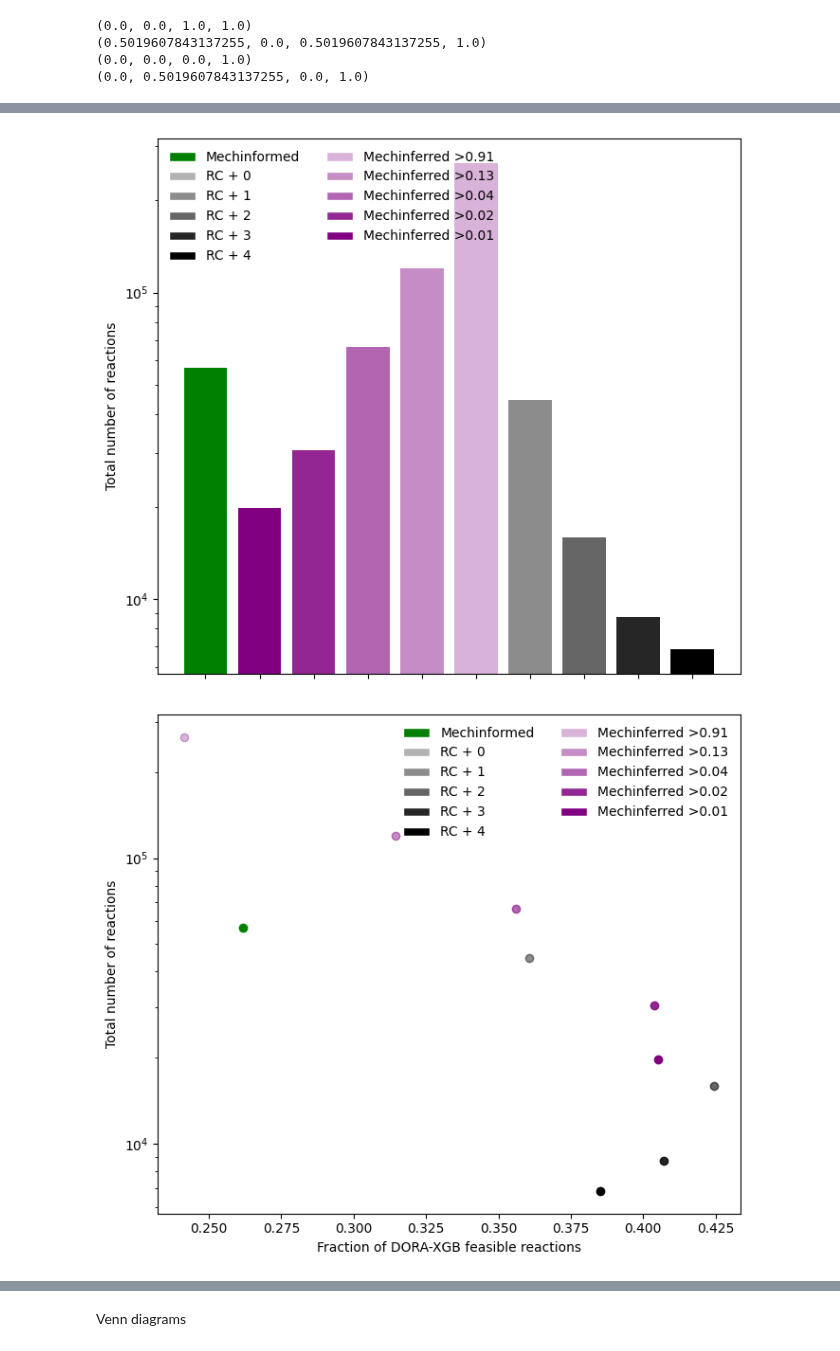
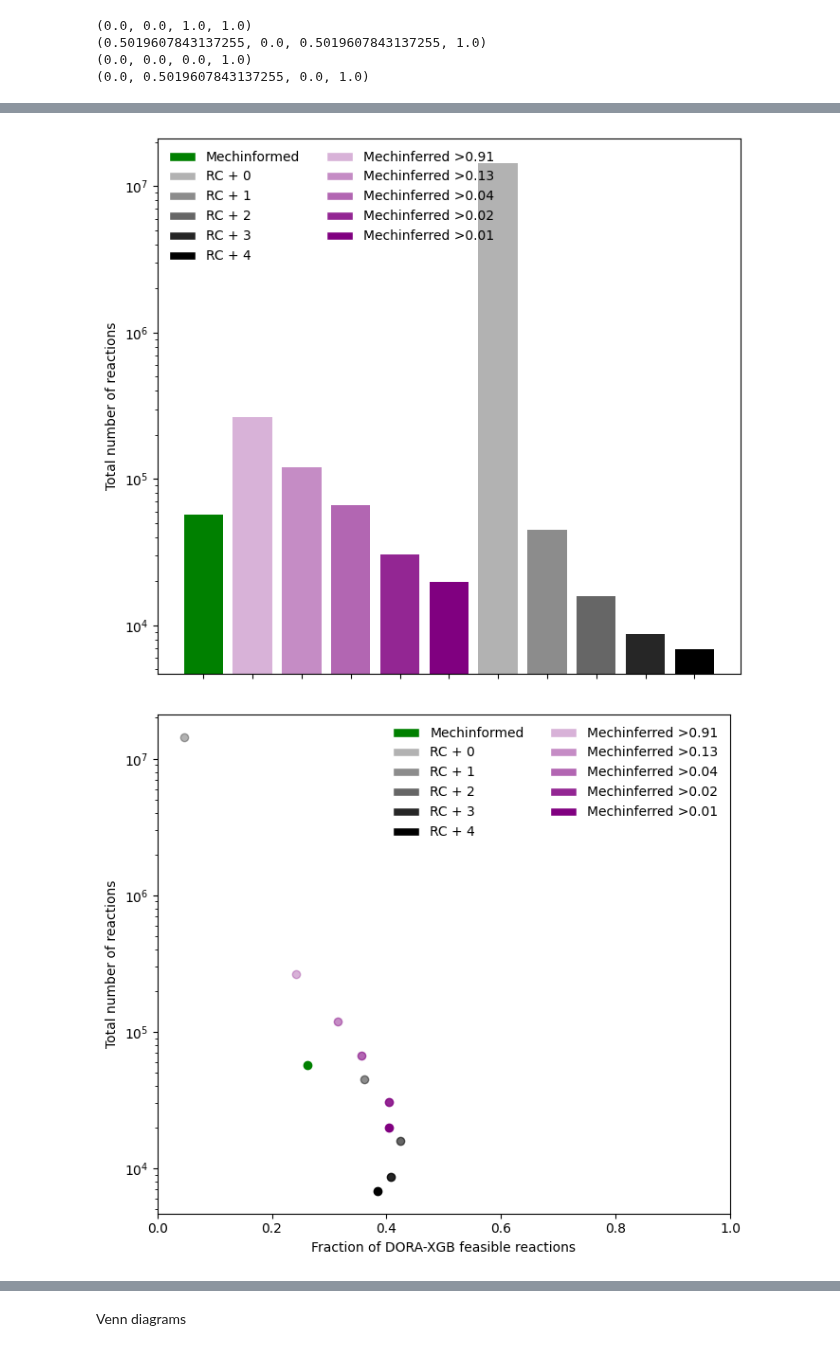
Before and after one commit to stefanpate/coarse-grain-rxns, a Jupyter notebook: notebooks/rule_generative_performance.ipynb, the cells around one changed output, grey strips where cells are left out. Cells and saved outputs as stored; diff of their text form; code cells hidden in the pictures.

Commit message:
Regenerated rule generative performance plots

```diff
--- a/notebooks/rule_generative_performance.ipynb
+++ b/notebooks/rule_generative_performance.ipynb
@@ -17,10 +17,19 @@ from minedatabase.pickaxe import Pickaxe
 with initialize(version_base=None, config_path="../configs/filepaths"):
     cfg = compose(config_name="filepaths")
 # %%
-expansion_name = "2_steps_250728_benchmark_starters_aplusb_True"
-cpd_df = pd.read_parquet(Path(cfg.processed_data) / f"{expansion_name}_compound_metrics.parquet")
+expansion_name = "2_steps_250728_benchmark_starters"
+a_plus_b = True
+dfes = []
+for p in Path(cfg.processed_data).glob(f"*{expansion_name}*aplusb_{a_plus_b}*compound_metrics.parquet"):
+    df = pd.read_parquet(p)
+    dfes.append(df)
+
+cpd_df = pd.concat(dfes, ignore_index=True)
+cpd_df['expansion'] = cpd_df['expansion'].str.replace(
+    r'^batch_\d+_of_20_', '', regex=True
+)
 cpd_df = cpd_df.groupby(["expansion", "gen"]).agg({"fan_out": ["mean", "std"]}).reset_index()
-cpd_df.head(24)
+cpd_df.head()
 # %% [output]
 |  | expansion | gen | fan_out |  |
 |  |  |  | mean | std |
@@ -62,7 +61,20 @@ for exp_name in cpd_df["expansion"].unique():
 /home/stef/cgr/data/raw/mapped_known_reactions_x_rc_plus_3_rules.parquet
 /home/stef/cgr/data/raw/mapped_known_reactions_x_rc_plus_4_rules.parquet
 # %%
-rxn_df = pd.read_parquet(Path(cfg.processed_data) / f"{expansion_name}_reaction_metrics.parquet")
+ds = 10
+dfes = []
+for p in Path(cfg.processed_data).glob(f"*{expansion_name}*aplusb_{a_plus_b}*reaction_metrics.parquet"):
+    if "batch" in str(p):
+        if int(str(p).split("_")[1]) % ds != 0:
+            continue
+
+    df = pd.read_parquet(p)
+    dfes.append(df)
+
+rxn_df = pd.concat(dfes, ignore_index=True)
+rxn_df['expansion'] = rxn_df['expansion'].str.replace(
+    r'^batch_\d+_of_20_', '', regex=True
+)
 print(len(rxn_df))
 rxn_df["known"] = rxn_df.apply(
     lambda row: row["smarts"] in known_reactions[row["expansion"]],
@@ -98,6 +111,8 @@ rxn_df.groupby("expansion").agg({"dxgb_label": ["mean", "std"], "max_rxn_sim": [
 | 2_steps_250728_benchmark_starters... | 0.385190 | 0.486676 | 0.847301 | 0.097057 |
 # %%
 ct_df = rxn_df.groupby("expansion").size().reset_index(name="n_rxns")
+unscl = ct_df.loc[ct_df["expansion"] == '2_steps_250728_benchmark_starters_rules_rc_plus_0_rules_w_coreactants_aplusb_True.pk', 'n_rxns'].values[0]
+ct_df.loc[ct_df["expansion"] == '2_steps_250728_benchmark_starters_rules_rc_plus_0_rules_w_coreactants_aplusb_True.pk', 'n_rxns'] = unscl * ds
 ct_df.head()
 # %% [output]
 |  | expansion | n_rxns |
@@ -108,8 +123,8 @@ ct_df.head()
 | 4 | 2_steps_250728_benchmark_starters... | 265117 |
 # %%
 exp_names = list(rxn_df.expansion.unique())
-# perm = [0, 1, 6, 5, 4, 3, 2, 7, 8, 9, 10, 11]  # for plotting in order of increasing RC
-# exp_names = [exp_names[p] for p in perm]
+perm = [8, 1, 0, 2, 5, 3, 4, 10, 9, 6, 7]  # for plotting in order of increasing RC
+exp_names = [exp_names[p] for p in perm]
 exp_labels = {
     '2_steps_250728_benchmark_starters_rules_mechinformed_rules_w_coreactants_aplusb_True.pk': "Mechinformed",
     '2_steps_250728_benchmark_starters_rules_rc_plus_0_rules_w_coreactants_aplusb_True.pk': "RC + 0",
@@ -283,25 +297,26 @@ plt.tight_layout()
 fig.savefig(Path(cfg.figures) / f"{expansion_name}_total_reactions_bar_graph.svg", format="svg")
 plt.show()
 # %% [output]
-[figure, old version]
+[figure, new version]
 # %%
 fig, ax = plt.subplots(figsize=(7, 6))
 width = 0.8
 for exp_name in exp_names:
     tot_rxns = ct_df.loc[ct_df["expansion"] == exp_name, "n_rxns"].values[0]
     feas_frac = rxn_df.loc[rxn_df["expansion"] == exp_name, "dxgb_label"].mean()
     color = colors[exp_name]
     ax.plot(feas_frac, tot_rxns, marker='o', color=color)
 
 ax.legend(handles=legend_elements, loc='upper right', ncol=2, frameon=False, fontsize=10)
 ax.set_ylabel("Total number of reactions")
 ax.set_xlabel("Fraction of DORA-XGB feasible reactions")
 ax.set_yscale('log')
+ax.set_xlim(0, 1.0)
 plt.tight_layout()
 fig.savefig(Path(cfg.figures) / f"{expansion_name}_total_reactions_vs_feasibility.svg", format="svg")
 plt.show()
 # %% [output]
-[figure, old version]
+[figure, new version]
 # %%
 fig, ax = plt.subplots(figsize=(7, 6))
 width = 0.8
```
Also changed, not shown: parts of 11 cells of this notebook, 7 other files.
